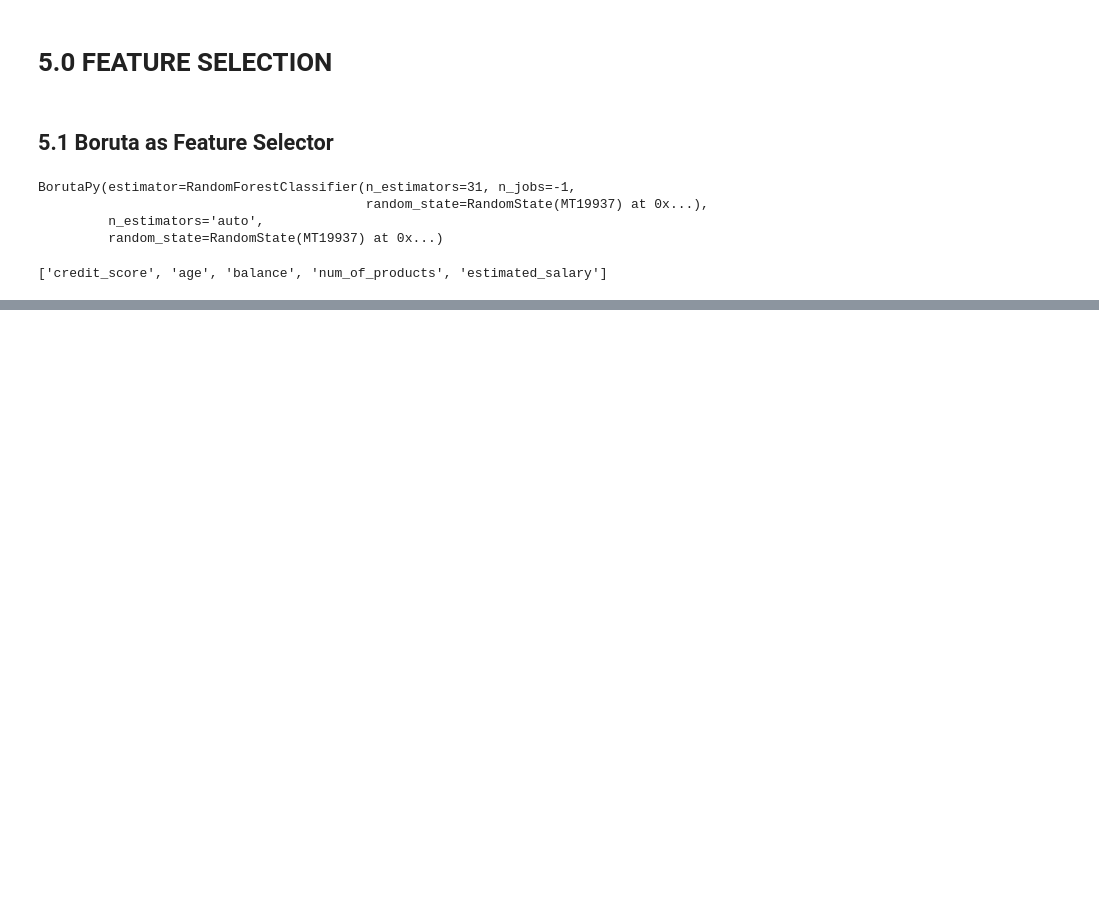
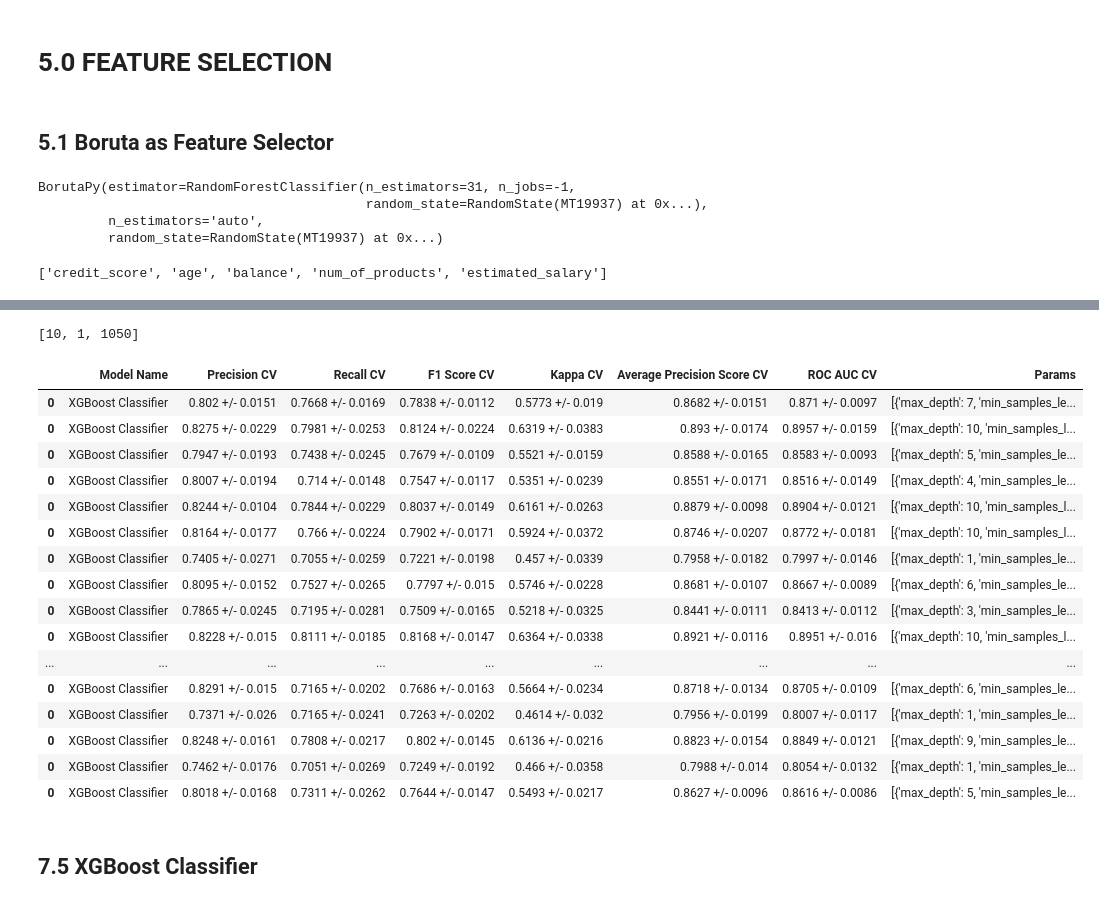
Before and after one commit to FabioCaffarello/Churn-Prediction-TopBank, a Jupyter notebook: 02-Notebooks/01-FirstCycleCRISP/10-WorkflowComplete.ipynb, the cells around one changed output, grey strips where cells are left out. Drawn from its saved outputs; the diff is of its cells as text; code cells hidden in the pictures; blank space fills up the shorter version.

```diff
--- a/02-Notebooks/01-FirstCycleCRISP/10-WorkflowComplete.ipynb
+++ b/02-Notebooks/01-FirstCycleCRISP/10-WorkflowComplete.ipynb
@@ -844,0 +1299,27 @@ Index(['customer_id', 'surname', 'credit_score', 'gender', 'age', 'tenure',
+# %%
+result_rf = result.x
+result_rf
+# %% [output]
+[10, 1, 1050]
+# %%
+df_rf_results.head(20)
+# %% [output]
+|  | Model Name | Precision CV | Recall CV | F1 Score CV | Kappa CV | Average Precision Score CV | ROC AUC CV | Params |
+| 0 | XGBoost Classifier | 0.802 +/- 0.0151 | 0.7668 +/- 0.0169 | 0.7838 +/- 0.0112 | 0.5773 +/- 0.019 | 0.8682 +/- 0.0151 | 0.871 +/- 0.0097 | [{'max_depth': 7, 'min_samples_le... |
+| 0 | XGBoost Classifier | 0.8275 +/- 0.0229 | 0.7981 +/- 0.0253 | 0.8124 +/- 0.0224 | 0.6319 +/- 0.0383 | 0.893 +/- 0.0174 | 0.8957 +/- 0.0159 | [{'max_depth': 10, 'min_samples_l... |
+| 0 | XGBoost Classifier | 0.7947 +/- 0.0193 | 0.7438 +/- 0.0245 | 0.7679 +/- 0.0109 | 0.5521 +/- 0.0159 | 0.8588 +/- 0.0165 | 0.8583 +/- 0.0093 | [{'max_depth': 5, 'min_samples_le... |
+| 0 | XGBoost Classifier | 0.8007 +/- 0.0194 | 0.714 +/- 0.0148 | 0.7547 +/- 0.0117 | 0.5351 +/- 0.0239 | 0.8551 +/- 0.0171 | 0.8516 +/- 0.0149 | [{'max_depth': 4, 'min_samples_le... |
+| 0 | XGBoost Classifier | 0.8244 +/- 0.0104 | 0.7844 +/- 0.0229 | 0.8037 +/- 0.0149 | 0.6161 +/- 0.0263 | 0.8879 +/- 0.0098 | 0.8904 +/- 0.0121 | [{'max_depth': 10, 'min_samples_l... |
+| 0 | XGBoost Classifier | 0.8164 +/- 0.0177 | 0.766 +/- 0.0224 | 0.7902 +/- 0.0171 | 0.5924 +/- 0.0372 | 0.8746 +/- 0.0207 | 0.8772 +/- 0.0181 | [{'max_depth': 10, 'min_samples_l... |
+| 0 | XGBoost Classifier | 0.7405 +/- 0.0271 | 0.7055 +/- 0.0259 | 0.7221 +/- 0.0198 | 0.457 +/- 0.0339 | 0.7958 +/- 0.0182 | 0.7997 +/- 0.0146 | [{'max_depth': 1, 'min_samples_le... |
+| 0 | XGBoost Classifier | 0.8095 +/- 0.0152 | 0.7527 +/- 0.0265 | 0.7797 +/- 0.015 | 0.5746 +/- 0.0228 | 0.8681 +/- 0.0107 | 0.8667 +/- 0.0089 | [{'max_depth': 6, 'min_samples_le... |
+| 0 | XGBoost Classifier | 0.7865 +/- 0.0245 | 0.7195 +/- 0.0281 | 0.7509 +/- 0.0165 | 0.5218 +/- 0.0325 | 0.8441 +/- 0.0111 | 0.8413 +/- 0.0112 | [{'max_depth': 3, 'min_samples_le... |
+| 0 | XGBoost Classifier | 0.8228 +/- 0.015 | 0.8111 +/- 0.0185 | 0.8168 +/- 0.0147 | 0.6364 +/- 0.0338 | 0.8921 +/- 0.0116 | 0.8951 +/- 0.016 | [{'max_depth': 10, 'min_samples_l... |
+| ... | ... | ... | ... | ... | ... | ... | ... | ... |
+| 0 | XGBoost Classifier | 0.8291 +/- 0.015 | 0.7165 +/- 0.0202 | 0.7686 +/- 0.0163 | 0.5664 +/- 0.0234 | 0.8718 +/- 0.0134 | 0.8705 +/- 0.0109 | [{'max_depth': 6, 'min_samples_le... |
+| 0 | XGBoost Classifier | 0.7371 +/- 0.026 | 0.7165 +/- 0.0241 | 0.7263 +/- 0.0202 | 0.4614 +/- 0.032 | 0.7956 +/- 0.0199 | 0.8007 +/- 0.0117 | [{'max_depth': 1, 'min_samples_le... |
+| 0 | XGBoost Classifier | 0.8248 +/- 0.0161 | 0.7808 +/- 0.0217 | 0.802 +/- 0.0145 | 0.6136 +/- 0.0216 | 0.8823 +/- 0.0154 | 0.8849 +/- 0.0121 | [{'max_depth': 9, 'min_samples_le... |
+| 0 | XGBoost Classifier | 0.7462 +/- 0.0176 | 0.7051 +/- 0.0269 | 0.7249 +/- 0.0192 | 0.466 +/- 0.0358 | 0.7988 +/- 0.014 | 0.8054 +/- 0.0132 | [{'max_depth': 1, 'min_samples_le... |
+| 0 | XGBoost Classifier | 0.8018 +/- 0.0168 | 0.7311 +/- 0.0262 | 0.7644 +/- 0.0147 | 0.5493 +/- 0.0217 | 0.8627 +/- 0.0096 | 0.8616 +/- 0.0086 | [{'max_depth': 5, 'min_samples_le... |
+# %% [markdown]
+## 7.5 XGBoost Classifier
```
Also changed, not shown: parts of 54 cells of this notebook.
